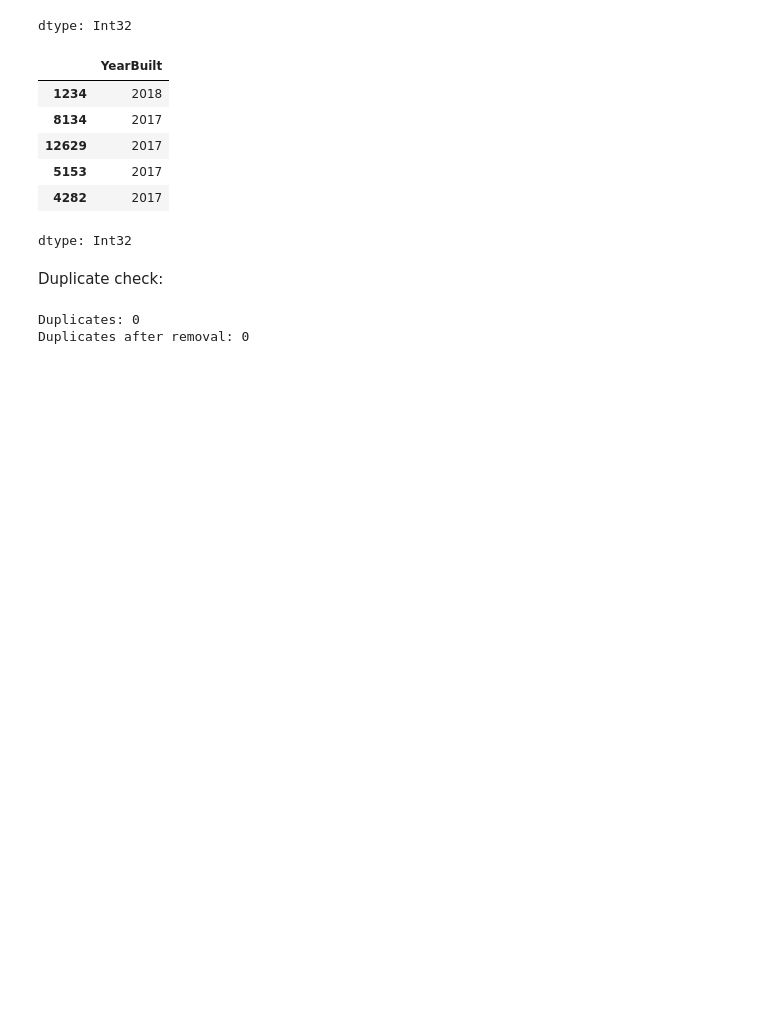
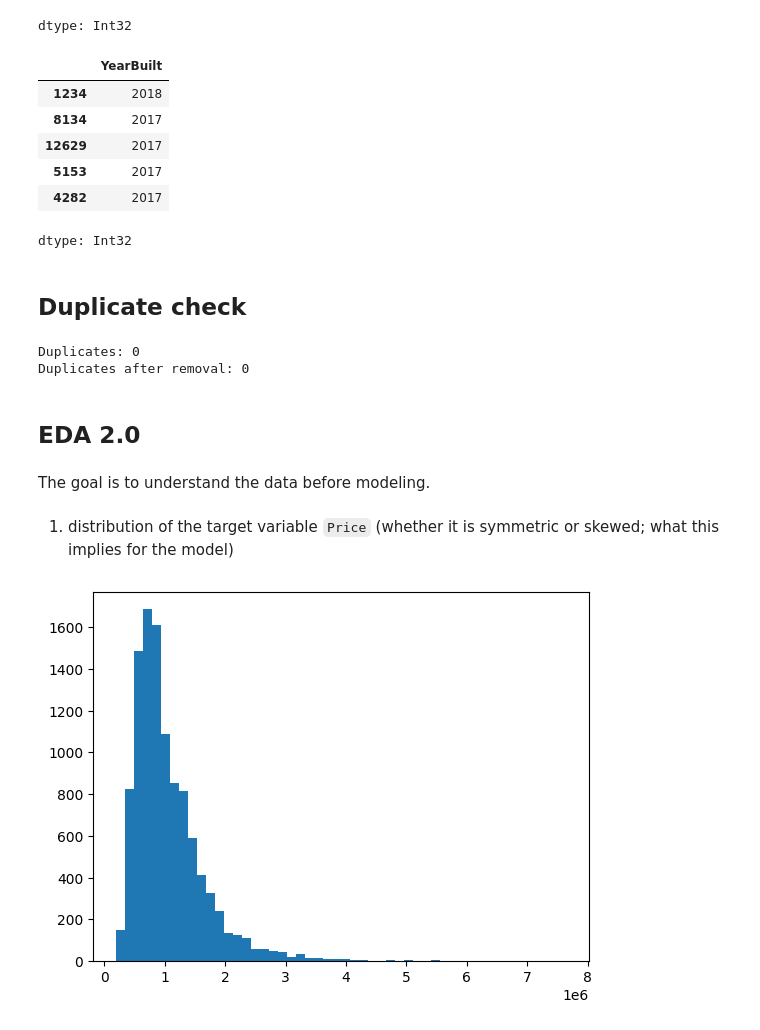
Before and after one commit to Alister44/melbourne-housing-price-prediction, a Jupyter notebook: housing_price_prediction_ipynb.ipynb, the cells around one changed output. Saved outputs shown, nothing was run; the diff lists cells and outputs as text; code cells hidden in the pictures; blank space fills up the shorter version.

Commit message:
Exploratory data analysis (EDA)

```diff
--- a/housing_price_prediction_ipynb.ipynb
+++ b/housing_price_prediction_ipynb.ipynb
@@ -176,7 +185,7 @@ np.int64(161)
 # %% [output]
 np.float64(1.4883978922067116)
 # %%
-df = df.drop(columns=["Bedroom2"])
+#df = df.drop(columns=["Bedroom2"])
 # %% [markdown]
 ### Note on `Bathroom`
 In 28 rows (0.2%) `Bathroom` is greater than `Rooms`. In 23 of them the
@@ -251,4 +260,5 @@ All missing values are imputed with the median in the pipeline.
 # %%
 # A zero building area is not a real value, so I treat it as missing.
 # Landsize = 0 is kept, because a property can have no land of its own.
-df['BuildingArea'] = df['BuildingArea'].replace(0,pd.NA)
+print((df["BuildingArea"] == 0).sum())   # number of zeros
+df["BuildingArea"] = df["BuildingArea"].replace(0, np.nan)
@@ -285,8 +317,8 @@ df['YearBuilt'].sort_values(ascending=False).head()#checked for any erroneous ma
 | 5153 | 2017 |
 | 4282 | 2017 |
 dtype: Int32
-# %% [markdown]
-Duplicate check:
+# %% [markdown]
+## Duplicate check
 # %%
 print(f"Duplicates: {df.duplicated().sum()}")
 df.drop_duplicates(inplace=True)
@@ -294,3 +326,14 @@ print(f"Duplicates after removal: {df.duplicated().sum()}")
 # %% [output]
 Duplicates: 0
 Duplicates after removal: 0
+# %% [markdown]
+## EDA 2.0
+# %% [markdown]
+The goal is to understand the data before modeling.
+# %% [markdown]
+1. distribution of the target variable `Price` (whether it is symmetric or skewed; what this implies for the model)
+# %%
+plt.hist(df["Price"], bins=50)
+plt.show()
+# %% [output]
+[figure, added]
```
Also changed, not shown: parts of 27 cells of this notebook.
